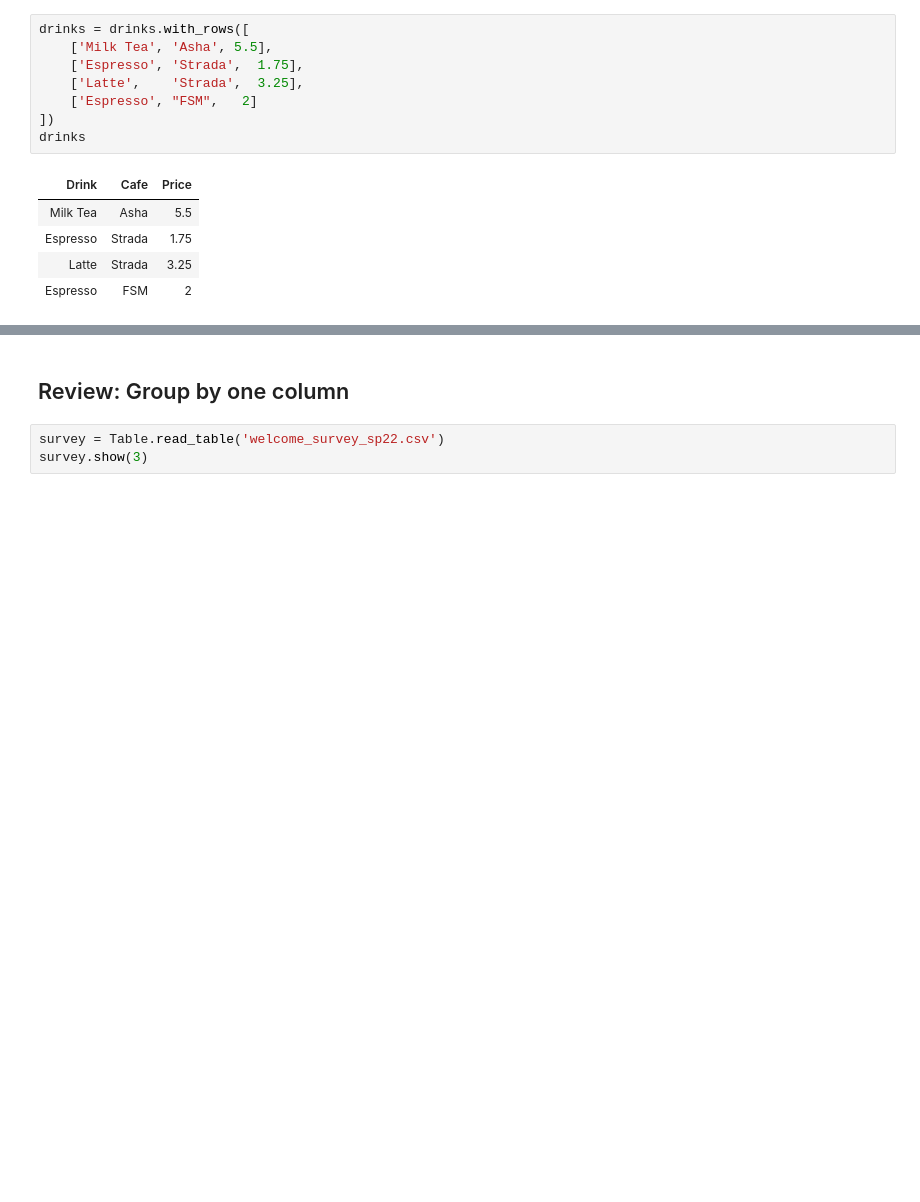
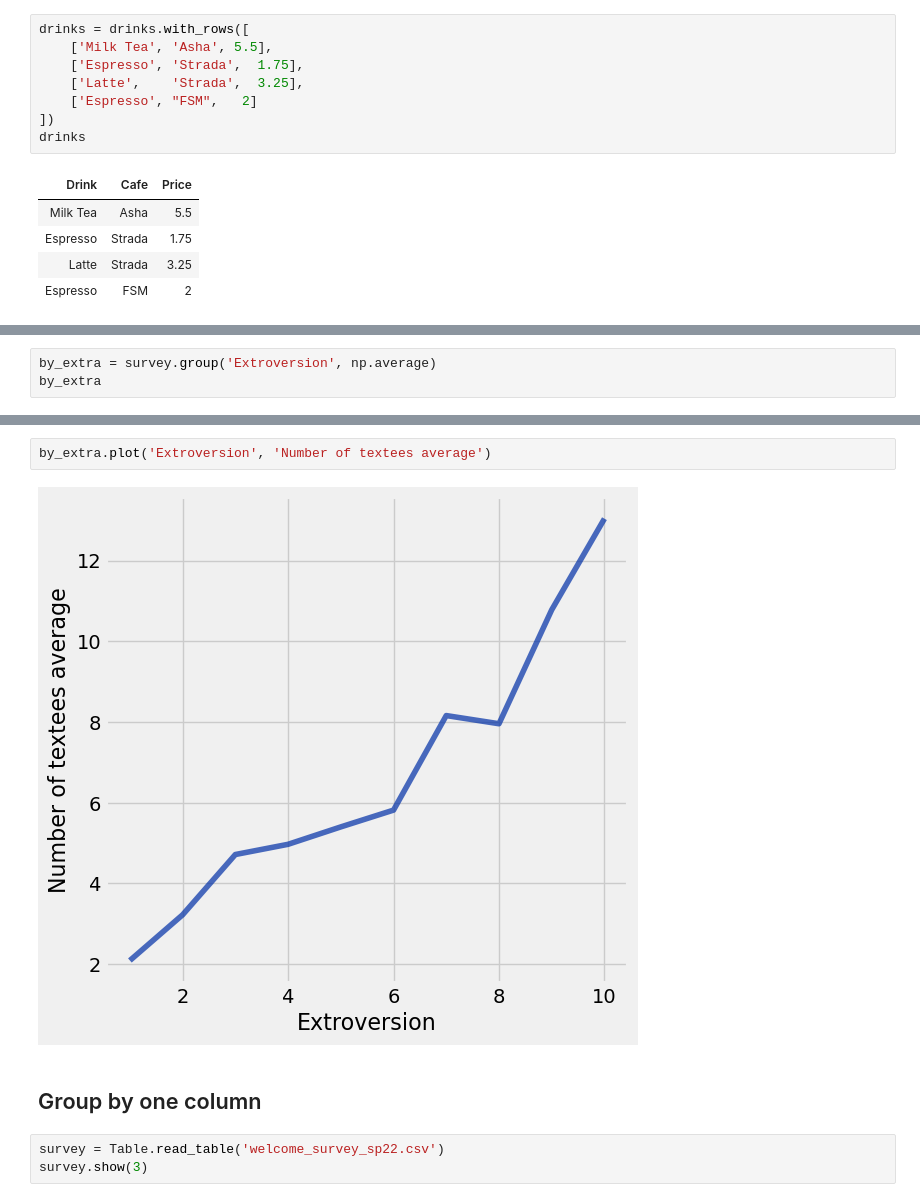
Before and after one commit to RHC-DSCI-100/Lecture-Notes, a Jupyter notebook: lecture/lec11_instructor.ipynb, the cells around one changed output, grey strips where cells are left out. Drawn from its saved outputs; the diff is of its cells as text; blank space fills up the shorter version.

```diff
--- a/lecture/lec11_instructor.ipynb
+++ b/lecture/lec11_instructor.ipynb
@@ -39,0 +104,3 @@ drinks
+# %%
+by_extra = survey.group('Extroversion', np.average)
+by_extra
@@ -40,5 +119,9 @@ drinks
+# %%
+by_extra.plot('Extroversion', 'Number of textees average')
+# %% [output]
+[figure, added]
 # %% [markdown]
-## Review: Group by one column
+## Group by one column
 # %%
 survey = Table.read_table('welcome_survey_sp22.csv')
 survey.show(3)
```
Also changed, not shown: parts of 12 cells of this notebook.
